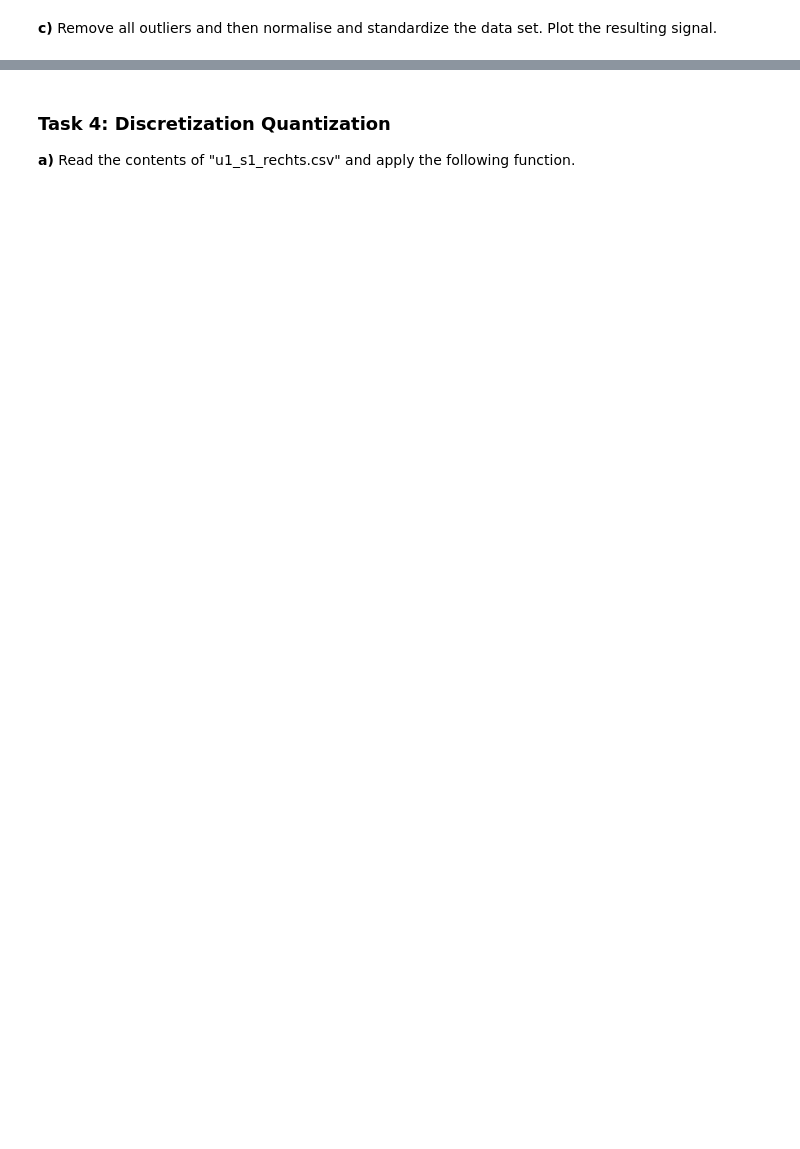
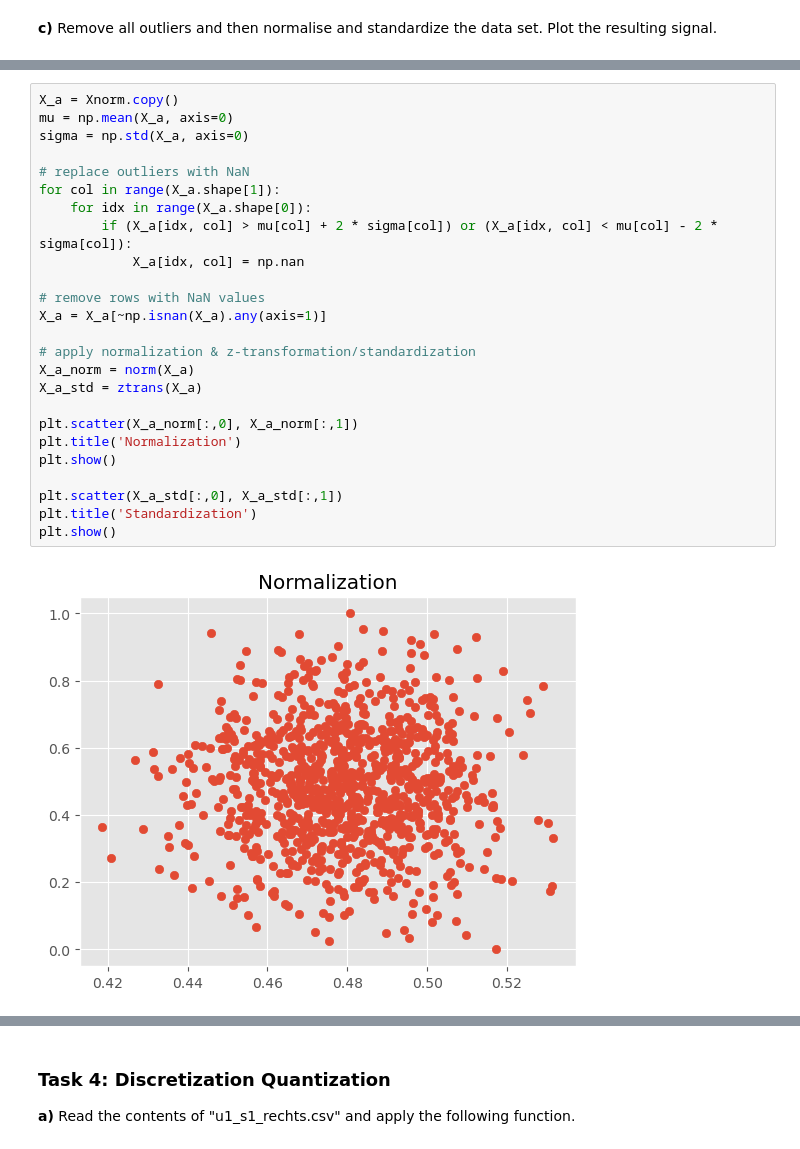
Before and after one commit to KlaraGtknst/TSDM_WS23_34, a Jupyter notebook: Exercise_02_preprocessing.ipynb, the cells around one changed output, grey strips where cells are left out. Drawn from its saved outputs; the diff is of its cells as text; blank space fills up the shorter version.

```diff
--- a/Exercise_02_preprocessing.ipynb
+++ b/Exercise_02_preprocessing.ipynb
@@ -177,0 +186,27 @@ Plot the resulting signal.
+# %%
+X_a = Xnorm.copy()
+mu = np.mean(X_a, axis=0)
+sigma = np.std(X_a, axis=0)
+
+# replace outliers with NaN
+for col in range(X_a.shape[1]):
+    for idx in range(X_a.shape[0]):
+        if (X_a[idx, col] > mu[col] + 2 * sigma[col]) or (X_a[idx, col] < mu[col] - 2 * sigma[col]):
+            X_a[idx, col] = np.nan
+
+# remove rows with NaN values
+X_a = X_a[~np.isnan(X_a).any(axis=1)]
+
+# apply normalization & z-transformation/standardization
+X_a_norm = norm(X_a)
+X_a_std = ztrans(X_a)
+
+plt.scatter(X_a_norm[:,0], X_a_norm[:,1])
+plt.title('Normalization')
+plt.show()
+
+plt.scatter(X_a_std[:,0], X_a_std[:,1])
+plt.title('Standardization')
+plt.show()
+# %% [output]
+[figure, added]
```
Also changed, not shown: parts of 11 cells of this notebook.
